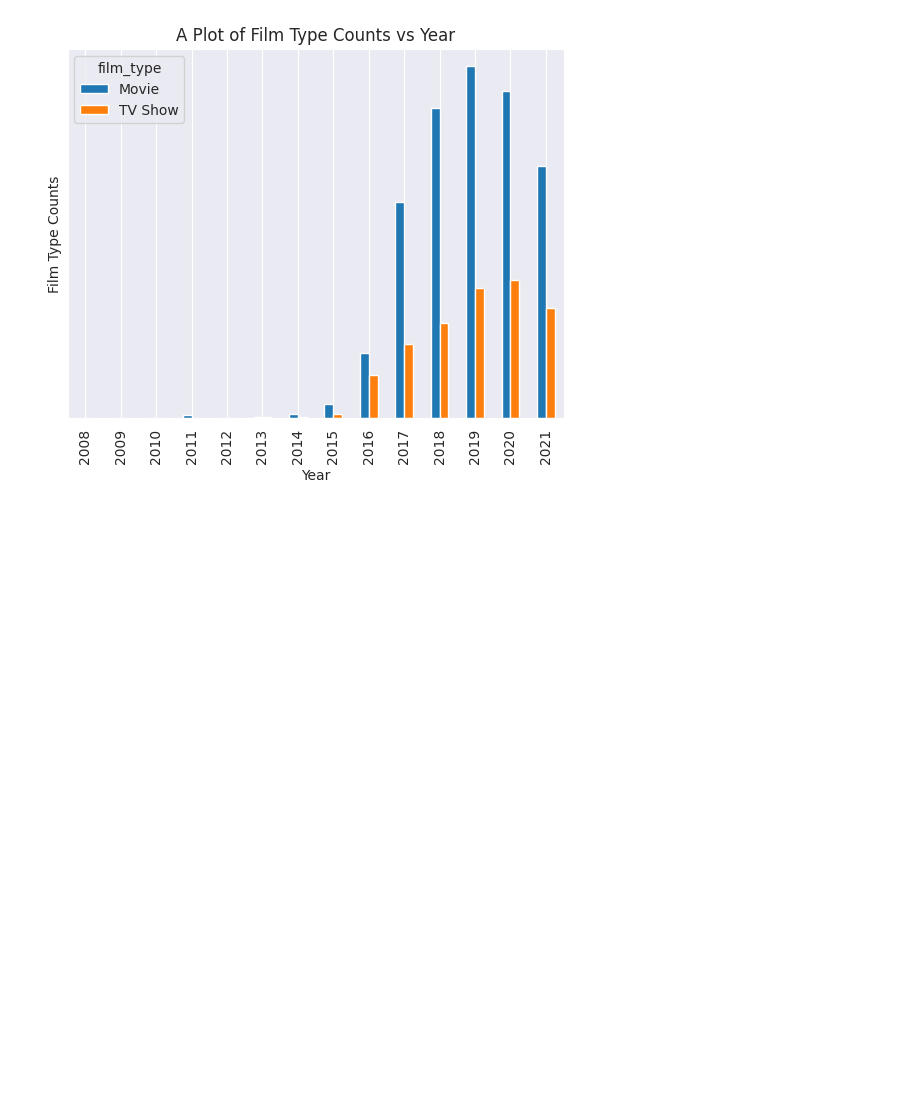
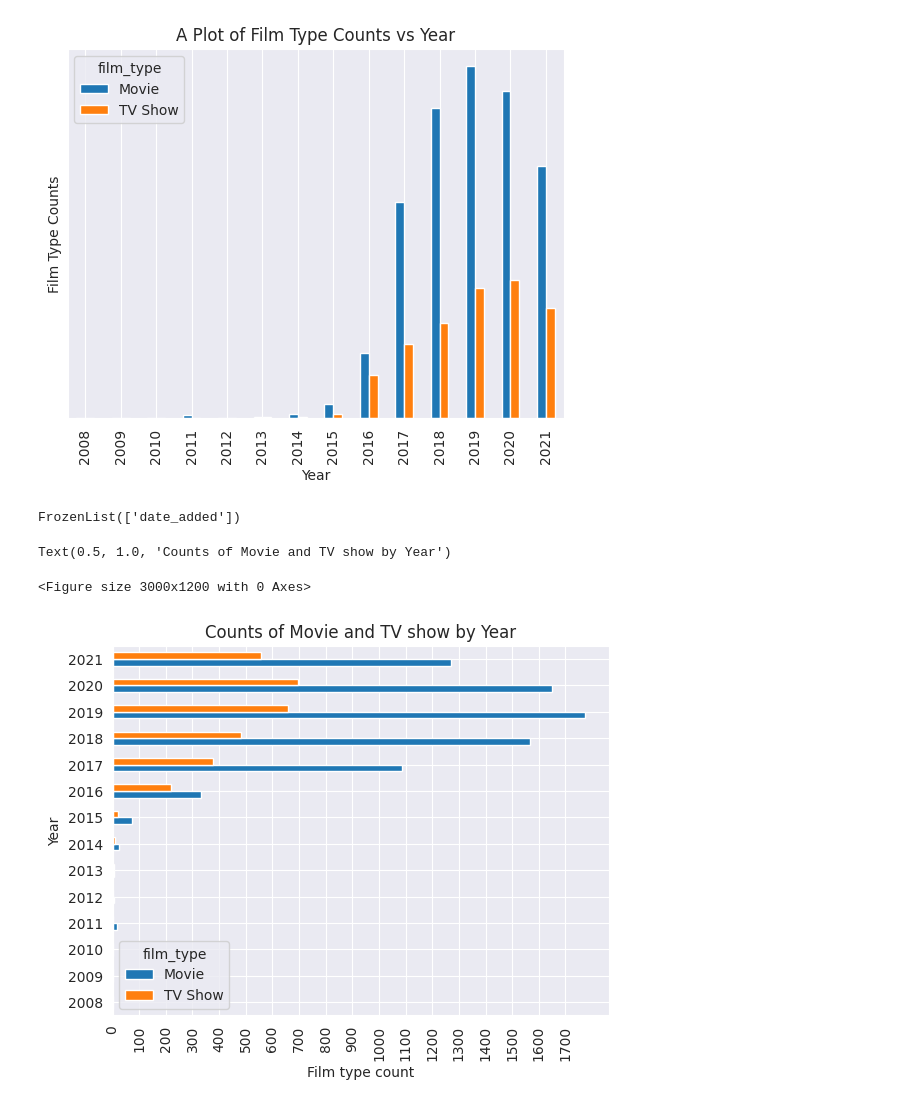
Before and after one commit to mutumagitonga/Netflix-Movies-and-TV-Shows-Data-Analysis, a Jupyter notebook: netflix_movies_and_shows.ipynb, the cells around one changed output. Drawn from its saved outputs; the diff is of its cells as text; code cells hidden in the pictures; blank space fills up the shorter version.

Commit message:
Create a horizontal barchart of movies & tv shows per year using np.arange to set x-axis ticks & labels

```diff
--- a/netflix_movies_and_shows.ipynb
+++ b/netflix_movies_and_shows.ipynb
@@ -915,3 +915,24 @@ plt.title("A Plot of Film Type Counts vs Year")
 # %% [output]
 Text(0.5, 1.0, 'A Plot of Film Type Counts vs Year')
 [figure]
+# %%
+# SOLUTION 2 PRE-REQUISITE
+# First checking the index column before creating the horizontal barchart
+df2.index.names
+# %% [output]
+FrozenList(['date_added'])
+# %%
+# SOLUTION 2: Use np.arange to set x index graduations (smaller values more conspicuous)
+plt.figure(figsize=(30, 12))
+
+df2.plot(kind="barh", stacked=False)
+
+plt.xlabel("Film type count")
+x_ticks_positions = np.arange(0, df2.max().max() + 1, 100)
+plt.xticks(ticks=x_ticks_positions,labels=x_ticks_positions,rotation=90)
+plt.ylabel("Year")
+plt.title("Counts of Movie and TV show by Year")
+# %% [output]
+Text(0.5, 1.0, 'Counts of Movie and TV show by Year')
+<Figure size 3000x1200 with 0 Axes>
+[figure, added]
```
